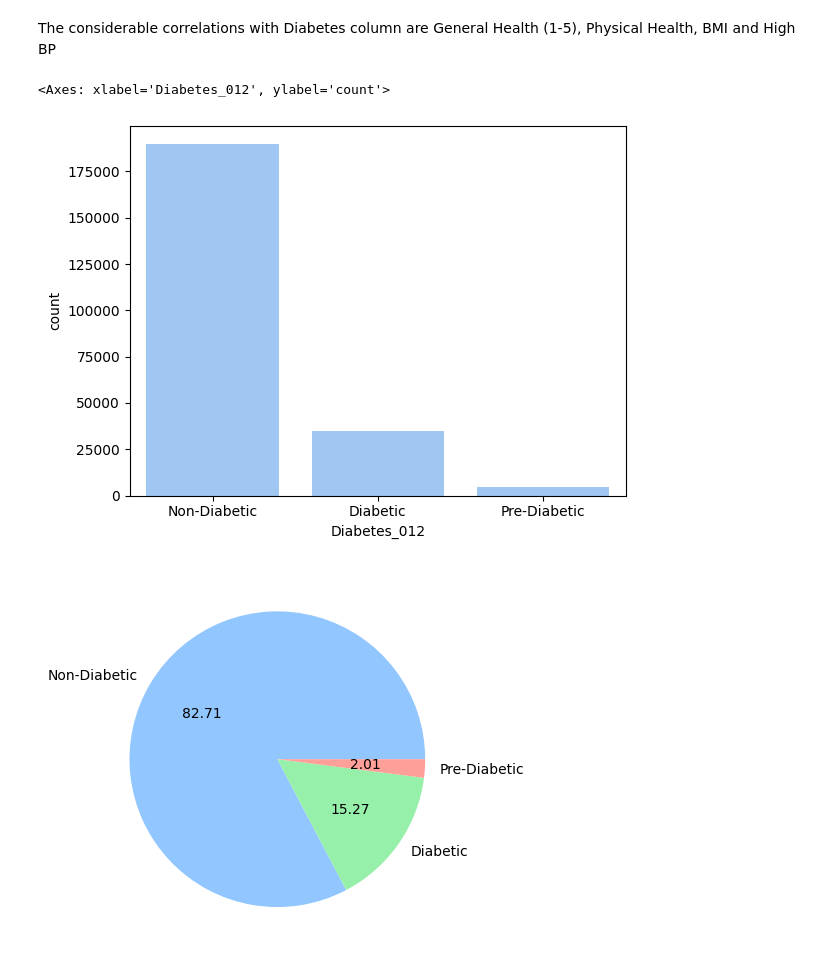
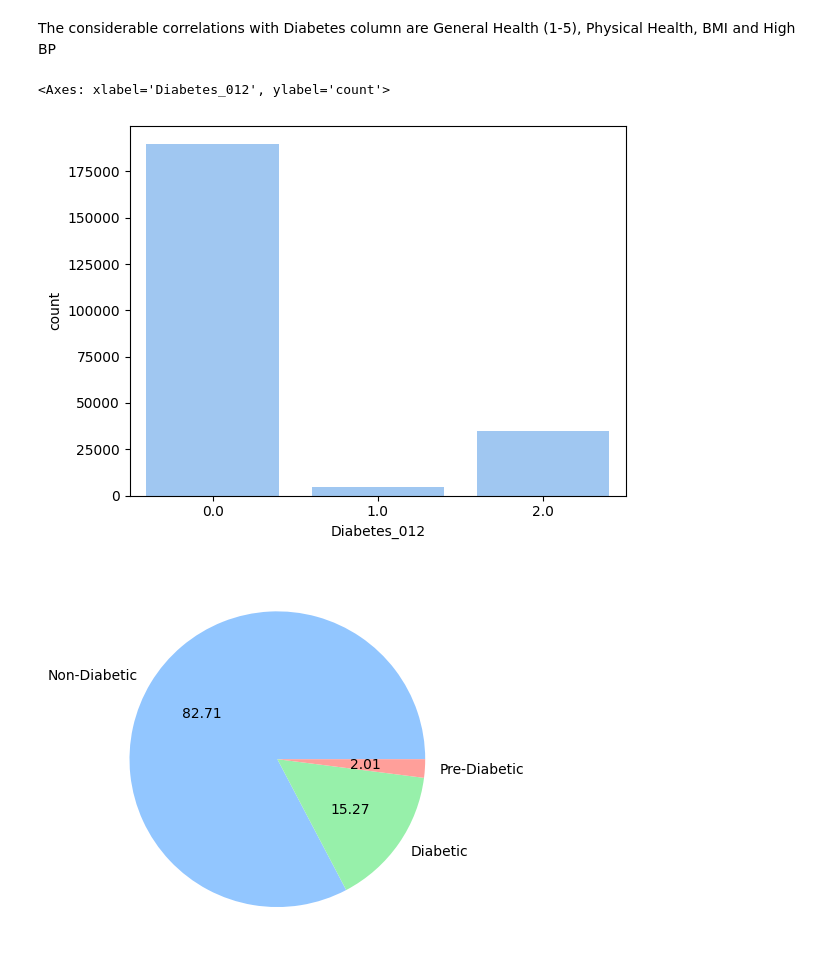
Before and after one commit to Znerf/diabetes-detection, a Jupyter notebook: classification.ipynb, the cells around one changed output. Saved outputs shown, nothing was run; the diff lists cells and outputs as text; code cells hidden in the pictures.

```diff
--- a/classification.ipynb
+++ b/classification.ipynb
@@ -140,12 +138,12 @@ df.drop('Diabetes_012', axis=1).corrwith(df.Diabetes_012).plot(kind='bar', grid=
 # %% [markdown]
 The considerable correlations with Diabetes column are General Health (1-5), Physical Health, BMI and High BP
 # %%
-df.Diabetes_012 = df.Diabetes_012.replace({0: 'Non-Diabetic', 1: 'Pre-Diabetic', 2: 'Diabetic'})
+# df.Diabetes_012 = df.Diabetes_012.replace({0: 'Non-Diabetic', 1: 'Pre-Diabetic', 2: 'Diabetic'})
 
 sns.countplot(data=df, x='Diabetes_012')
 # %% [output]
 <Axes: xlabel='Diabetes_012', ylabel='count'>
-[figure, old version]
+[figure, new version]
 # %%
 labels=['Non-Diabetic', 'Diabetic', 'Pre-Diabetic']
 plt.pie(df["Diabetes_012"].value_counts() ,labels=labels, autopct='%.02f' );
```
Also changed, not shown: parts of 8 cells of this notebook.
